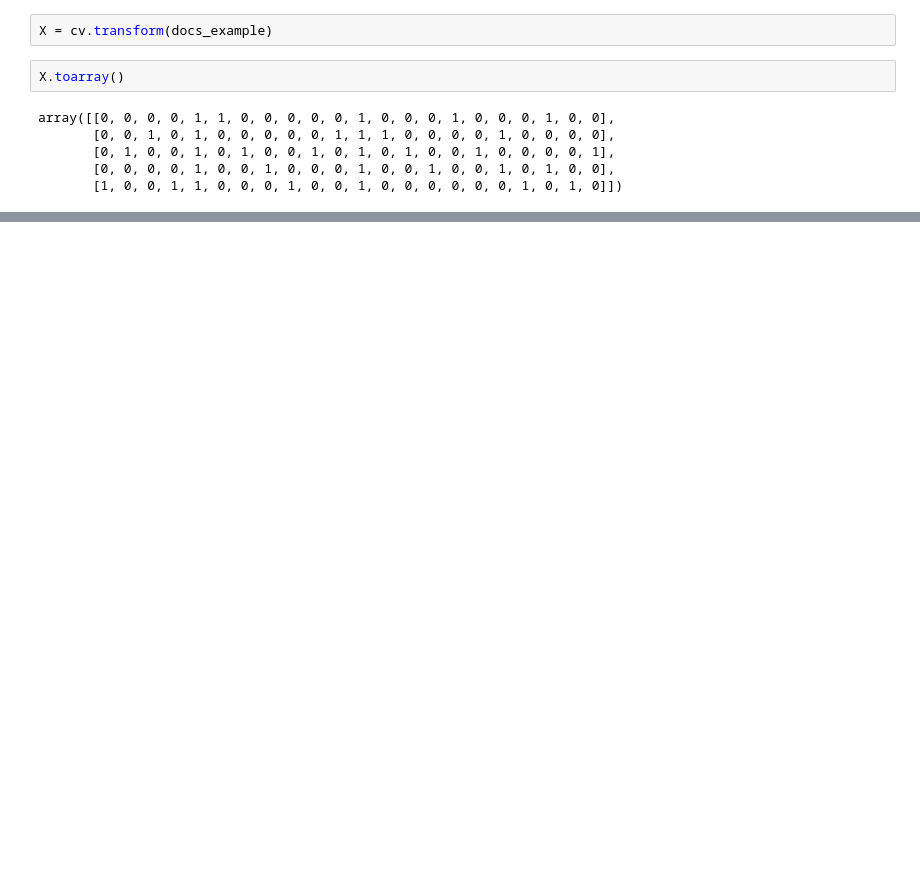
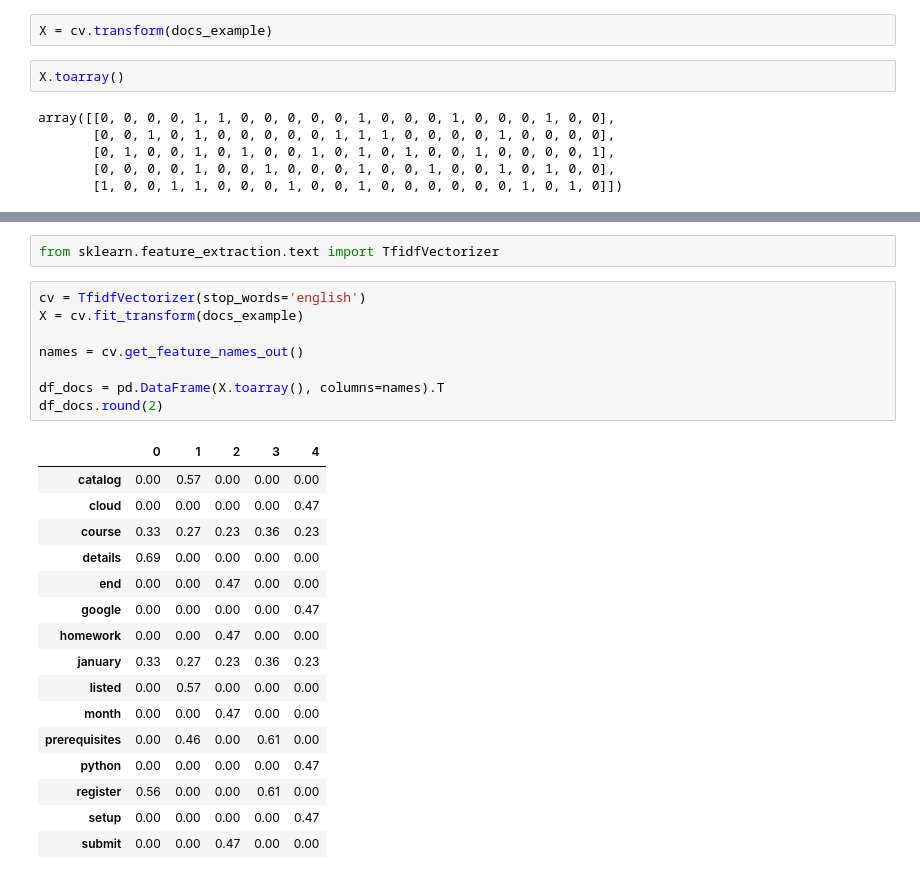
Before and after one commit to h-sutiwas/llm-zoomcamp, a Jupyter notebook: 00-search-engine-workshop/search_engine_notebook.ipynb, the cells around one changed output, grey strips where cells are left out. Cells and saved outputs as stored; diff of their text form; blank space fills up the shorter version.

```diff
--- a/00-search-engine-workshop/search_engine_notebook.ipynb
+++ b/00-search-engine-workshop/search_engine_notebook.ipynb
@@ -75,0 +136,27 @@ operable program or batch file.
+# %%
+from sklearn.feature_extraction.text import TfidfVectorizer
+# %%
+cv = TfidfVectorizer(stop_words='english')
+X = cv.fit_transform(docs_example)
+
+names = cv.get_feature_names_out()
+
+df_docs = pd.DataFrame(X.toarray(), columns=names).T
+df_docs.round(2)
+# %% [output]
+|  | 0 | 1 | 2 | 3 | 4 |
+| catalog | 0.00 | 0.57 | 0.00 | 0.00 | 0.00 |
+| cloud | 0.00 | 0.00 | 0.00 | 0.00 | 0.47 |
+| course | 0.33 | 0.27 | 0.23 | 0.36 | 0.23 |
+| details | 0.69 | 0.00 | 0.00 | 0.00 | 0.00 |
+| end | 0.00 | 0.00 | 0.47 | 0.00 | 0.00 |
+| google | 0.00 | 0.00 | 0.00 | 0.00 | 0.47 |
+| homework | 0.00 | 0.00 | 0.47 | 0.00 | 0.00 |
+| january | 0.33 | 0.27 | 0.23 | 0.36 | 0.23 |
+| listed | 0.00 | 0.57 | 0.00 | 0.00 | 0.00 |
+| month | 0.00 | 0.00 | 0.47 | 0.00 | 0.00 |
+| prerequisites | 0.00 | 0.46 | 0.00 | 0.61 | 0.00 |
+| python | 0.00 | 0.00 | 0.00 | 0.00 | 0.47 |
+| register | 0.56 | 0.00 | 0.00 | 0.61 | 0.00 |
+| setup | 0.00 | 0.00 | 0.00 | 0.00 | 0.47 |
+| submit | 0.00 | 0.00 | 0.47 | 0.00 | 0.00 |
```
Also changed, not shown: parts of 6 cells of this notebook.
